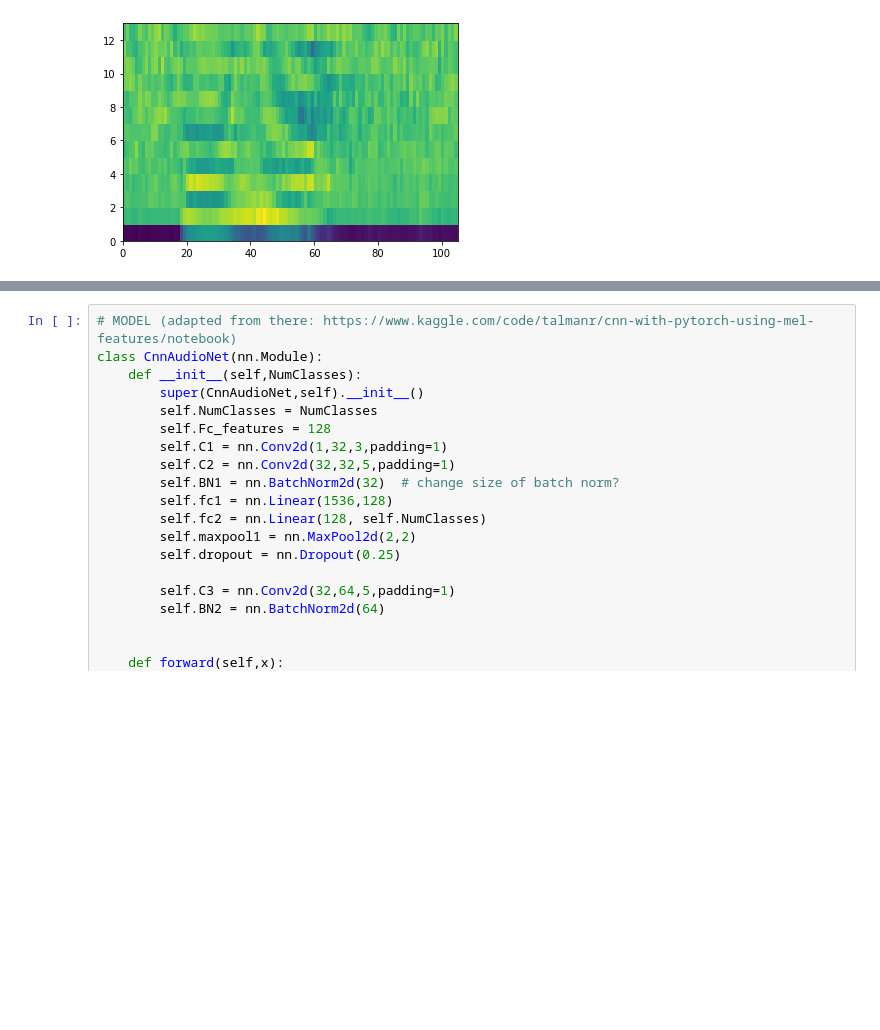
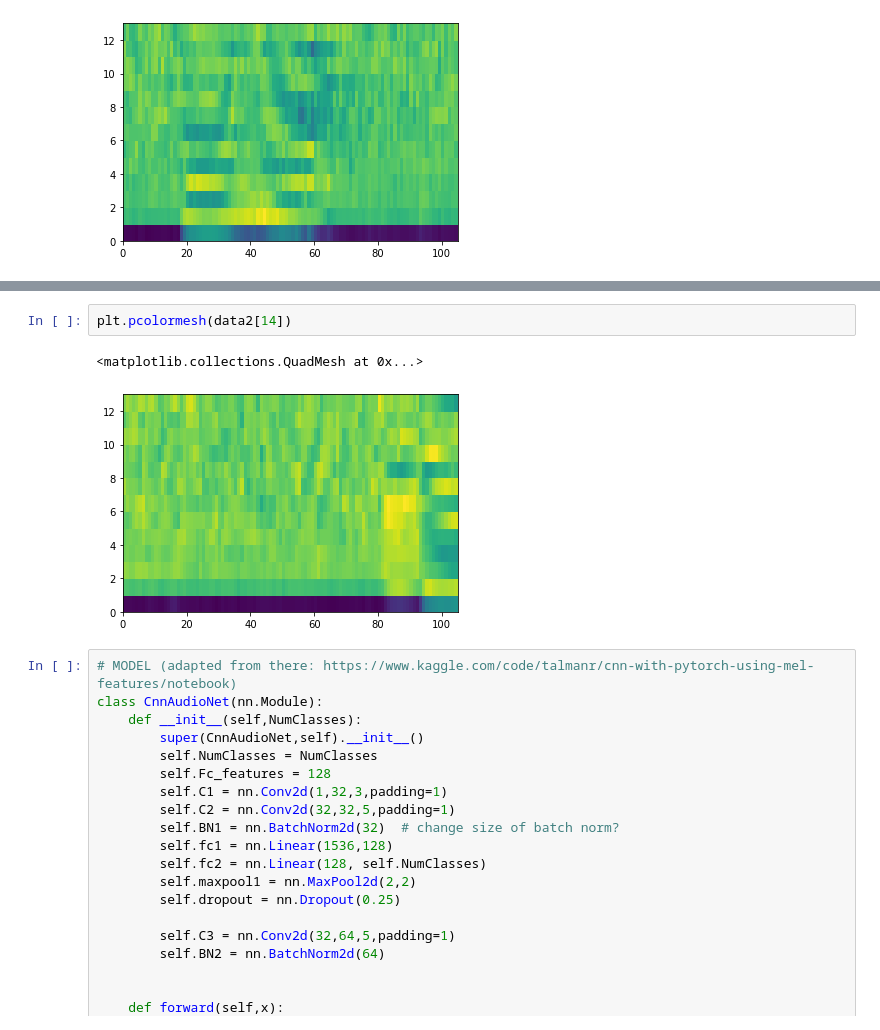
Before and after one commit to bison-fute/refactored-pancake, a Jupyter notebook: 2.0-preprocessing.ipynb, the cells around one changed output, grey strips where cells are left out. Drawn from its saved outputs; the diff is of its cells as text; blank space fills up the shorter version.

```diff
--- a/2.0-preprocessing.ipynb
+++ b/2.0-preprocessing.ipynb
@@ -87,3 +151,8 @@ set up of dataloader done
+# %%
+plt.pcolormesh(data2[14])
+# %% [output]
+<matplotlib.collections.QuadMesh at 0x...>
+[figure, added]
 # %%
 # MODEL (adapted from there: https://www.kaggle.com/code/talmanr/cnn-with-pytorch-using-mel-features/notebook)
 class CnnAudioNet(nn.Module):
```
Also changed, not shown: parts of 6 cells of this notebook, 15 other files.
